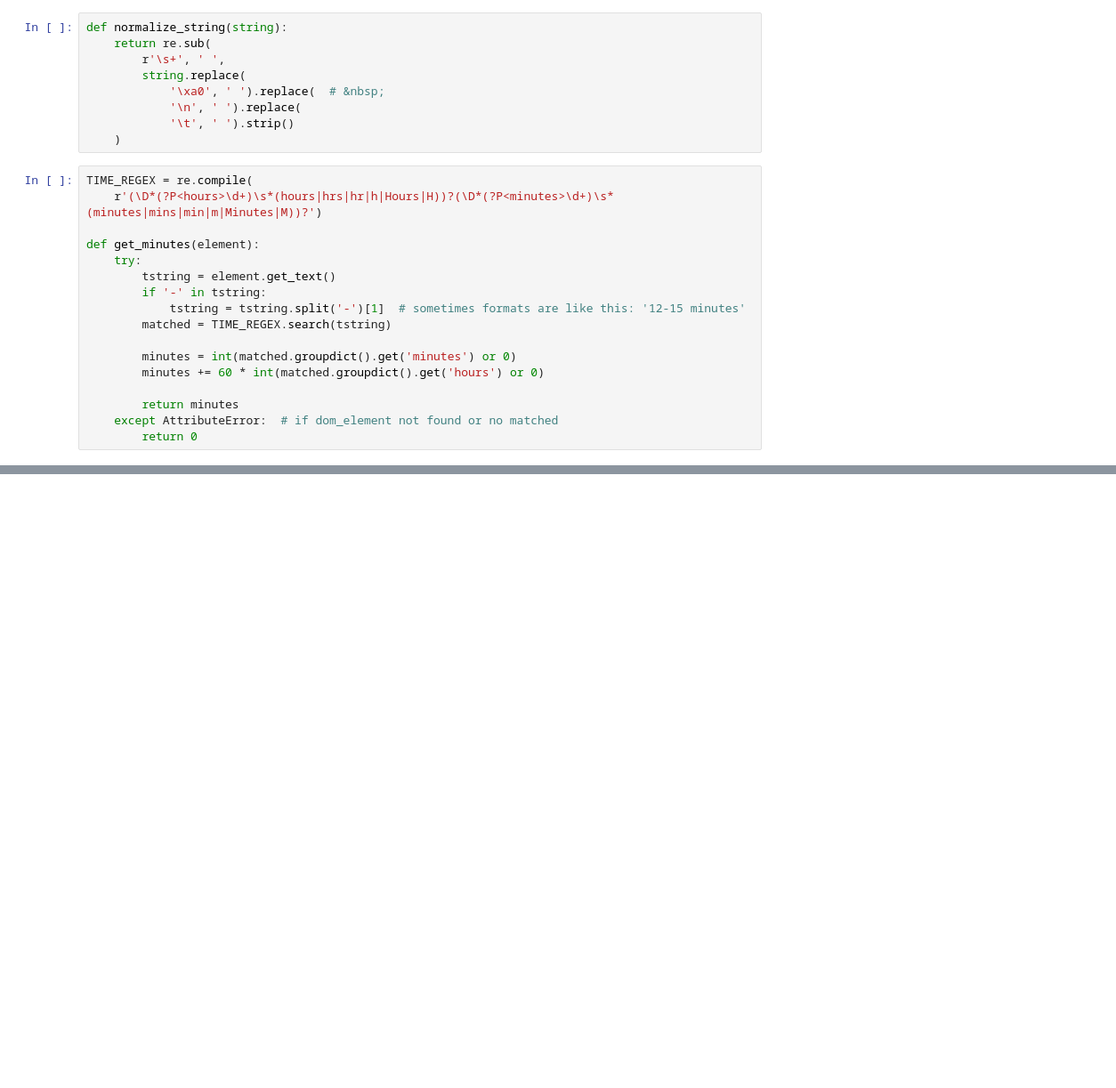
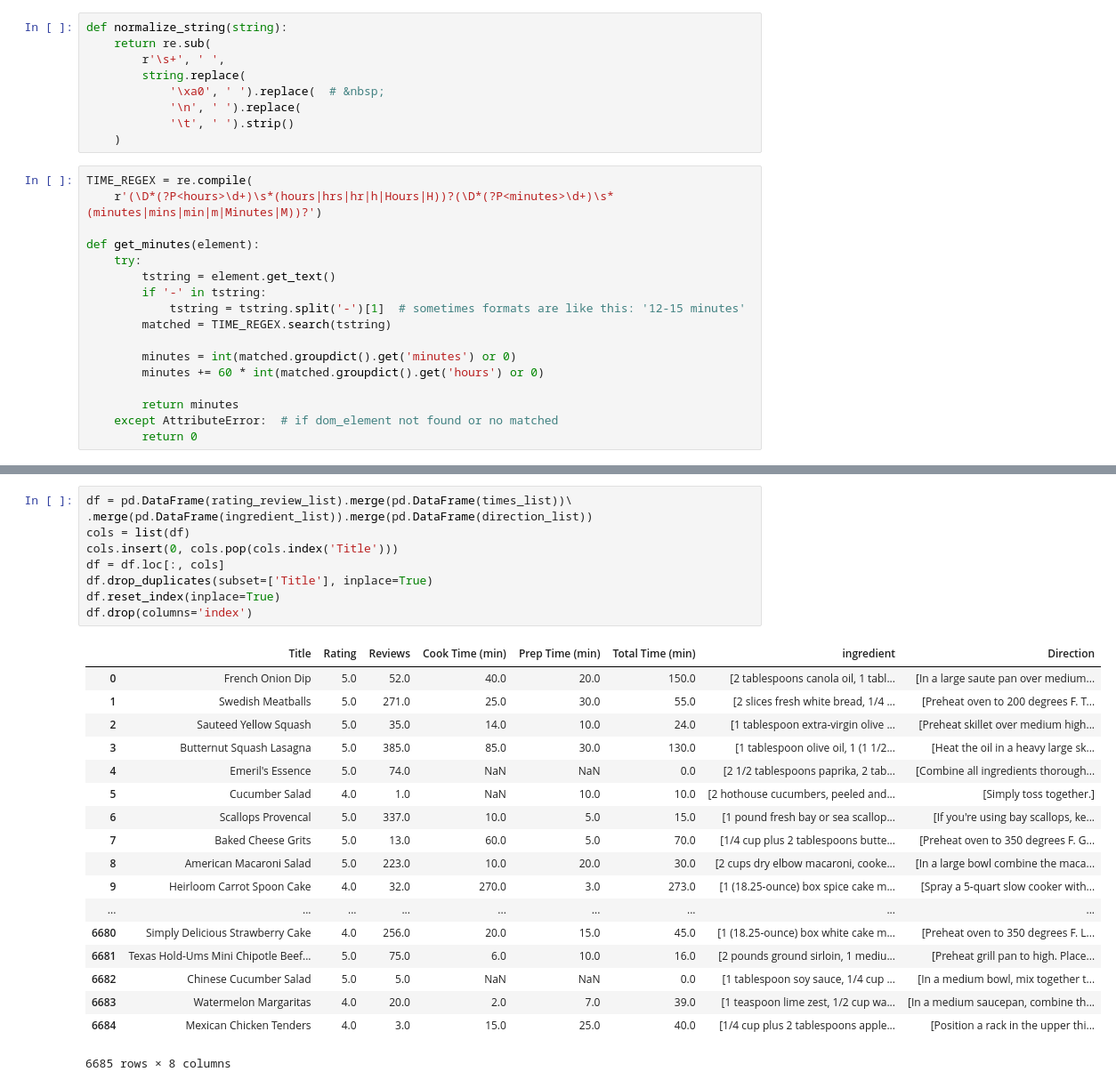
Before and after one commit to yf0726/Project, a Jupyter notebook: foodnetwork.ipynb, the cells around one changed output, grey strips where cells are left out. Shown at 89% size. Cells and saved outputs as stored; diff of their text form; blank space fills up the shorter version.

```diff
--- a/foodnetwork.ipynb
+++ b/foodnetwork.ipynb
@@ -138,0 +275,28 @@ for root, _, files in walk(FOLDER_PATH):   #return three list
+# %%
+df = pd.DataFrame(rating_review_list).merge(pd.DataFrame(times_list))\
+.merge(pd.DataFrame(ingredient_list)).merge(pd.DataFrame(direction_list))
+cols = list(df)
+cols.insert(0, cols.pop(cols.index('Title')))
+df = df.loc[:, cols]
+df.drop_duplicates(subset=['Title'], inplace=True)
+df.reset_index(inplace=True)
+df.drop(columns='index')
+# %% [output]
+|  | Title | Rating | Reviews | Cook Time (min) | Prep Time (min) | Total Time (min) | ingredient | Direction |
+| 0 | French Onion Dip | 5.0 | 52.0 | 40.0 | 20.0 | 150.0 | [2 tablespoons canola oil, 1 tabl... | [In a large saute pan over medium... |
+| 1 | Swedish Meatballs | 5.0 | 271.0 | 25.0 | 30.0 | 55.0 | [2 slices fresh white bread, 1/4 ... | [Preheat oven to 200 degrees F. T... |
+| 2 | Sauteed Yellow Squash | 5.0 | 35.0 | 14.0 | 10.0 | 24.0 | [1 tablespoon extra-virgin olive ... | [Preheat skillet over medium high... |
+| 3 | Butternut Squash Lasagna | 5.0 | 385.0 | 85.0 | 30.0 | 130.0 | [1 tablespoon olive oil, 1 (1 1/2... | [Heat the oil in a heavy large sk... |
+| 4 | Emeril's Essence | 5.0 | 74.0 | NaN | NaN | 0.0 | [2 1/2 tablespoons paprika, 2 tab... | [Combine all ingredients thorough... |
+| 5 | Cucumber Salad | 4.0 | 1.0 | NaN | 10.0 | 10.0 | [2 hothouse cucumbers, peeled and... | [Simply toss together.] |
+| 6 | Scallops Provencal | 5.0 | 337.0 | 10.0 | 5.0 | 15.0 | [1 pound fresh bay or sea scallop... | [If you're using bay scallops, ke... |
+| 7 | Baked Cheese Grits | 5.0 | 13.0 | 60.0 | 5.0 | 70.0 | [1/4 cup plus 2 tablespoons butte... | [Preheat oven to 350 degrees F. G... |
+| 8 | American Macaroni Salad | 5.0 | 223.0 | 10.0 | 20.0 | 30.0 | [2 cups dry elbow macaroni, cooke... | [In a large bowl combine the maca... |
+| 9 | Heirloom Carrot Spoon Cake | 4.0 | 32.0 | 270.0 | 3.0 | 273.0 | [1 (18.25-ounce) box spice cake m... | [Spray a 5-quart slow cooker with... |
+| ... | ... | ... | ... | ... | ... | ... | ... | ... |
+| 6680 | Simply Delicious Strawberry Cake | 4.0 | 256.0 | 20.0 | 15.0 | 45.0 | [1 (18.25-ounce) box white cake m... | [Preheat oven to 350 degrees F. L... |
+| 6681 | Texas Hold-Ums Mini Chipotle Beef... | 5.0 | 75.0 | 6.0 | 10.0 | 16.0 | [2 pounds ground sirloin, 1 mediu... | [Preheat grill pan to high. Place... |
+| 6682 | Chinese Cucumber Salad | 5.0 | 5.0 | NaN | NaN | 0.0 | [1 tablespoon soy sauce, 1/4 cup ... | [In a medium bowl, mix together t... |
+| 6683 | Watermelon Margaritas | 4.0 | 20.0 | 2.0 | 7.0 | 39.0 | [1 teaspoon lime zest, 1/2 cup wa... | [In a medium saucepan, combine th... |
+| 6684 | Mexican Chicken Tenders | 4.0 | 3.0 | 15.0 | 25.0 | 40.0 | [1/4 cup plus 2 tablespoons apple... | [Position a rack in the upper thi... |
+6685 rows × 8 columns
```
Also changed, not shown: parts of 32 cells of this notebook, 9 other files.
